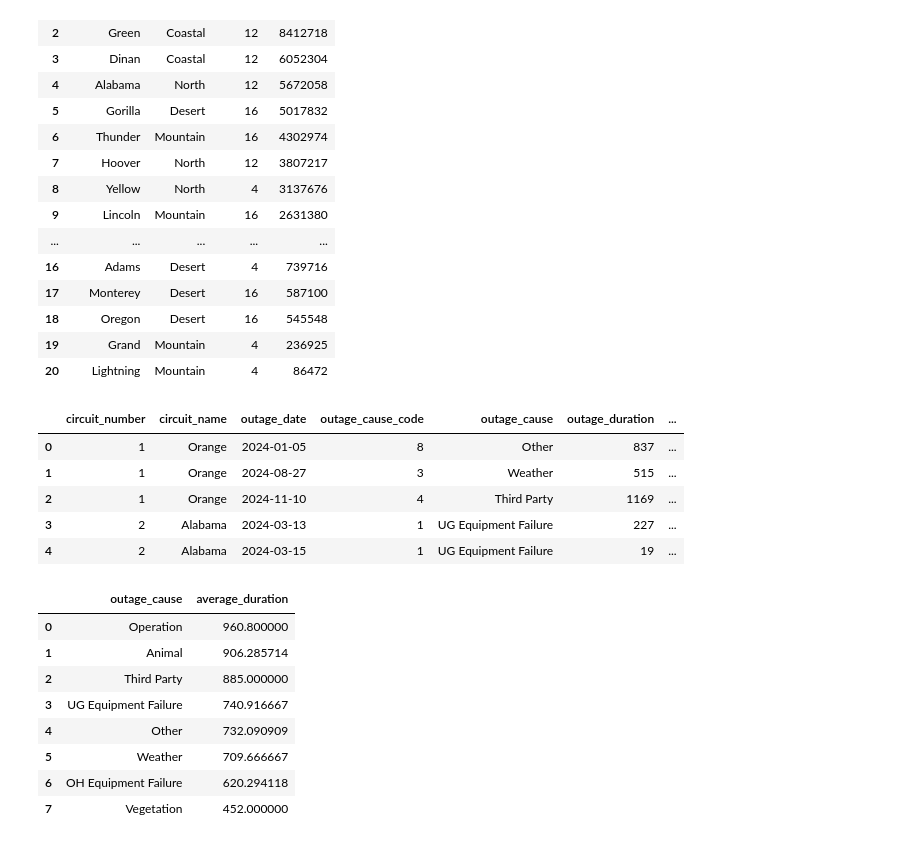
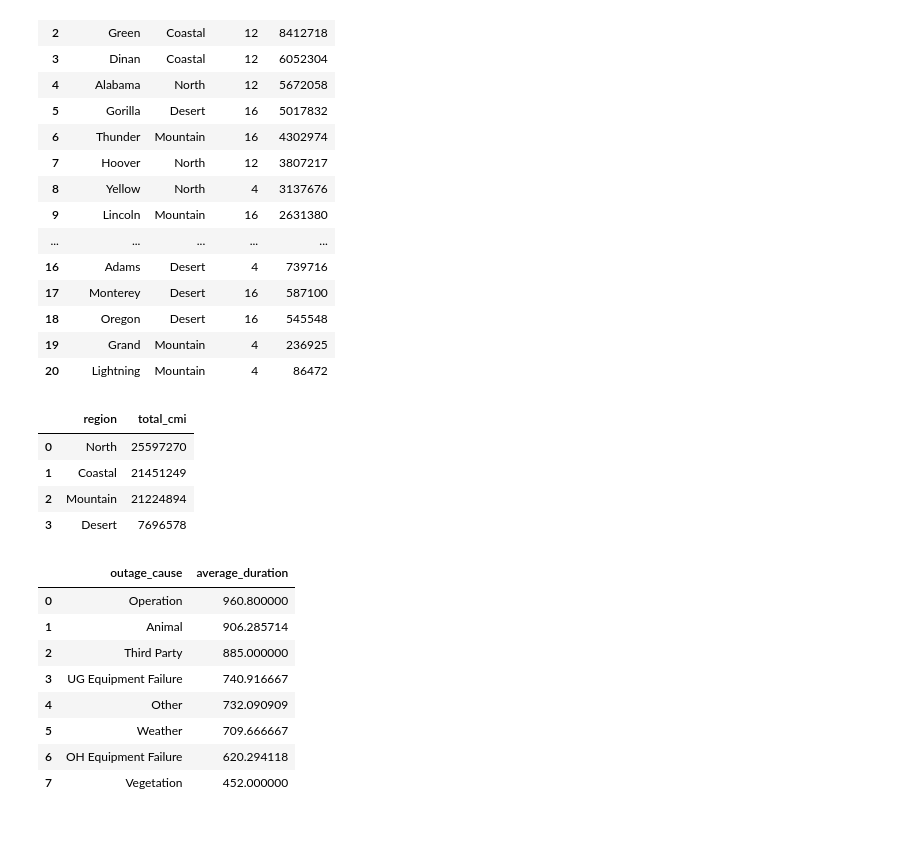
Before and after one commit to GerardoG2/ITC-2025, a Jupyter notebook: circuit-outage-analysis.ipynb, the cells around one changed output. Cells and saved outputs as stored; diff of their text form; code cells hidden in the pictures.

```diff
--- a/circuit-outage-analysis.ipynb
+++ b/circuit-outage-analysis.ipynb
@@ -5,5 +5,6 @@ import matplotlib.pyplot as plt
 import seaborn as sns
 import duckdb
 # %%
-df = pd.read_excel("Data/circuit_outages_ibec.xlsx", sheet_name = "Circuit Outage", usecols= "A:G")
-df.head()
+circuit_outage= pd.read_excel("Data/circuit_outages_ibec.xlsx", sheet_name = "Circuit Outage", usecols= "A:G") # circuit outage sheet
+circuit = pd.read_excel("Data/circuit_outages_ibec.xlsx", sheet_name = "LookUp", usecols= "A:J") # lookup sheet - circuits
+outage_cause = pd.read_excel("Data/circuit_outages_ibec.xlsx", sheet_name = "LookUp", usecols= "L:M", nrows=8) # lookup sheet - outage causes
@@ -17,4 +11,8 @@ df.head()
 # %%
-df = df.rename(columns = {'Circuit Number':'circuit_number', 'Circuit Name':'circuit_name', 'Outage Date':'outage_date', 'Outage CauseCode':'outage_cause_code',
-                    'Outage Cause':'outage_cause', 'Outage Duration (min)':'outage_duration', 'Customers Affected':'customers_affected'})
-df.head()
+circuit_outage = circuit_outage.rename(columns = {'Circuit Number':'circuit_number',
+                                                  'Circuit Name':'circuit_name',
+                                                  'Outage Date':'outage_date',
+                                                  'Outage CauseCode':'outage_cause_code',
+                                                  'Outage Cause':'outage_cause',
+                                                  'Outage Duration (min)':'outage_duration',
+                                                  'Customers Affected':'customers_affected'})
@@ -113,2 +52,7 @@ df.head()
 # %%
-# bar graph showing proportion of outages per circuit per voltage type
+df = (
+    circuit_outage
+    .drop(columns ='avg_duration_per_customer_2024')
+    .merge(circuit.drop(columns = 'circuit_number'), on="circuit_name", how="inner")
+)
+df.head()
@@ -275,9 +163,11 @@ dtype: object
 # %%
 # Circuits Ordered by total Customer Minutes Interrupted
-merged['cmi'] = merged['customers_affected'] * merged['outage_duration']
-merged.head()
+
+# creating cmi feature per outage instance
+df['cmi'] = df['customers_affected'] * df['outage_duration']
+
 total_cmi = (
-    merged
+    df
     .groupby(['circuit_name', 'region', 'voltage'])['cmi']
     .sum()
     .reset_index(name='total_cmi')
@@ -305,15 +195,26 @@ total_cmi
 | 18 | Oregon | Desert | 16 | 545548 |
 | 19 | Grand | Mountain | 4 | 236925 |
 | 20 | Lightning | Mountain | 4 | 86472 |
-# %%
-merged.head()
-# %% [output]
-|  | circuit_number | circuit_name | outage_date | outage_cause_code | outage_cause | outage_duration | ... |
-| 0 | 1 | Orange | 2024-01-05 | 8 | Other | 837 | ... |
-| 1 | 1 | Orange | 2024-08-27 | 3 | Weather | 515 | ... |
-| 2 | 1 | Orange | 2024-11-10 | 4 | Third Party | 1169 | ... |
-| 3 | 2 | Alabama | 2024-03-13 | 1 | UG Equipment Failure | 227 | ... |
-| 4 | 2 | Alabama | 2024-03-15 | 1 | UG Equipment Failure | 19 | ... |
+# %%
+# Total Customer Minutes Interrupted Per Region
+
+total_cmi_per_region = (
+    total_cmi
+    .groupby('region')['total_cmi']
+    .sum()
+    .reset_index(name='total_cmi')
+    .sort_values(by = 'total_cmi', ascending=False)
+    .reset_index(drop=True)
+
+)
+
+total_cmi_per_region
+# %% [output]
+|  | region | total_cmi |
+| 0 | North | 25597270 |
+| 1 | Coastal | 21451249 |
+| 2 | Mountain | 21224894 |
+| 3 | Desert | 7696578 |
 # %%
 #  Outage Cause Average Duration Per Outage - 2024
 outage_cause_avg_duration = (
```
Also changed, not shown: parts of 30 cells of this notebook.
